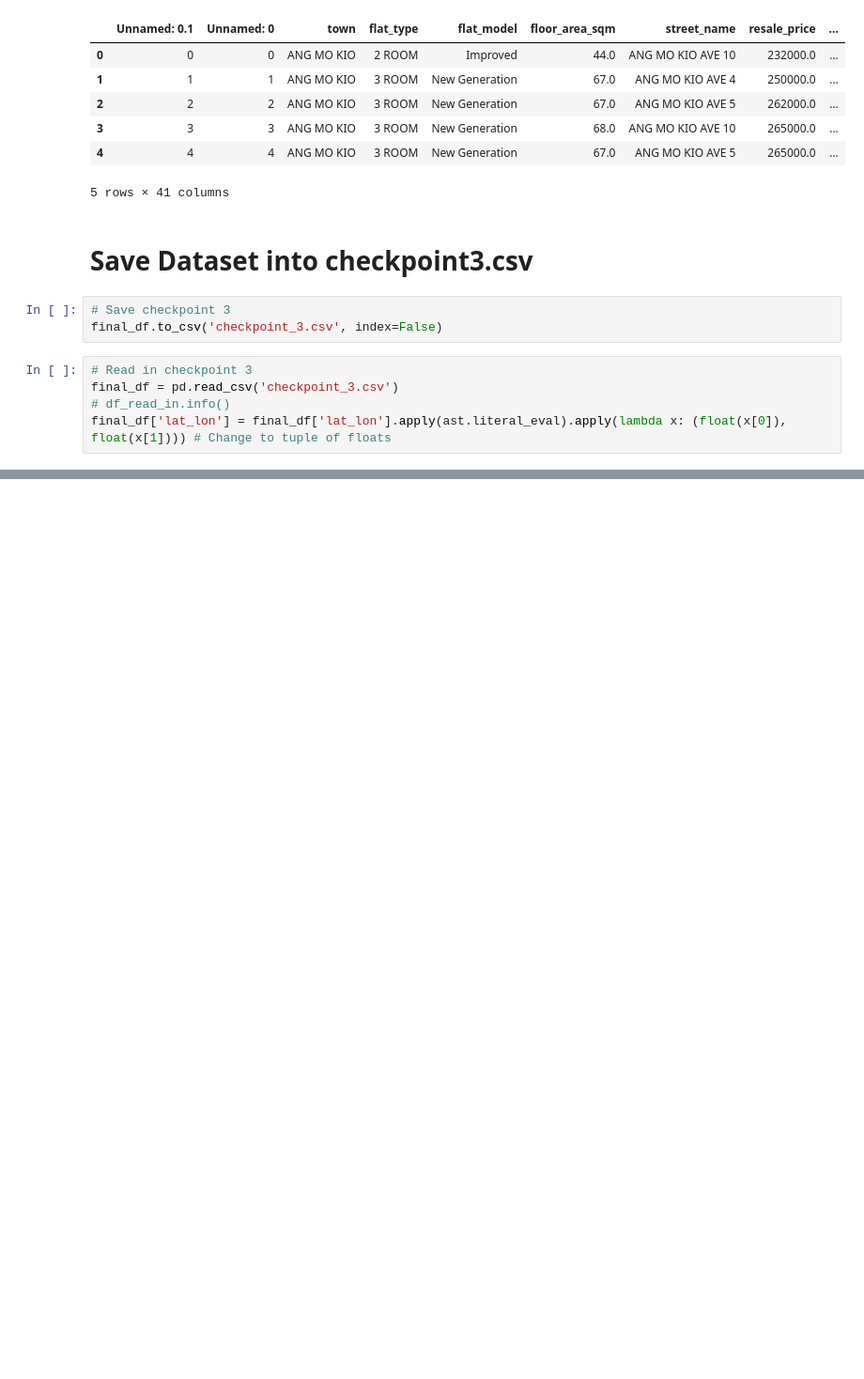
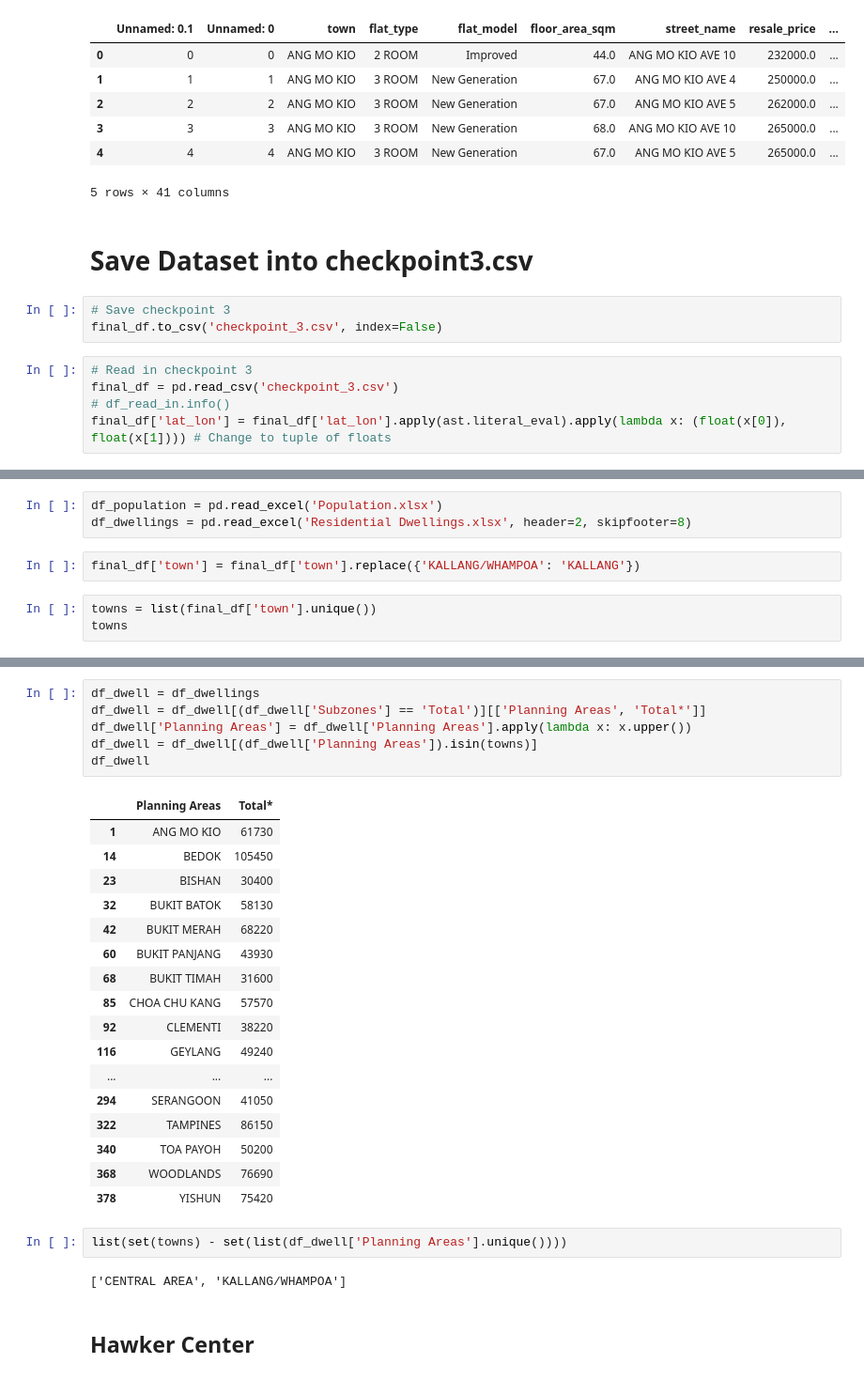
Before and after one commit to alvintanjl/HDB_Resale_Price_Regression, a Jupyter notebook: HDB Resale Price_Data Engineering.ipynb, the cells around one changed output, grey strips where cells are left out. Shown: that part at 94% size. Drawn from its saved outputs; the diff is of its cells as text; blank space fills up the shorter version.

```diff
--- a/HDB Resale Price_Data Engineering.ipynb
+++ b/HDB Resale Price_Data Engineering.ipynb
@@ -382,0 +405,8 @@ Index(['Unnamed: 0.2', 'Unnamed: 0.1', 'Unnamed: 0', 'town', 'flat_type',
+# %%
+df_population = pd.read_excel('Population.xlsx')
+df_dwellings = pd.read_excel('Residential Dwellings.xlsx', header=2, skipfooter=8)
+# %%
+final_df['town'] = final_df['town'].replace({'KALLANG/WHAMPOA': 'KALLANG'})
+# %%
+towns = list(final_df['town'].unique())
+towns
@@ -382,0 +447,30 @@ Index(['Unnamed: 0.2', 'Unnamed: 0.1', 'Unnamed: 0', 'town', 'flat_type',
+# %%
+df_dwell = df_dwellings
+df_dwell = df_dwell[(df_dwell['Subzones'] == 'Total')][['Planning Areas', 'Total*']]
+df_dwell['Planning Areas'] = df_dwell['Planning Areas'].apply(lambda x: x.upper())
+df_dwell = df_dwell[(df_dwell['Planning Areas']).isin(towns)]
+df_dwell
+# %% [output]
+|  | Planning Areas | Total* |
+| 1 | ANG MO KIO | 61730 |
+| 14 | BEDOK | 105450 |
+| 23 | BISHAN | 30400 |
+| 32 | BUKIT BATOK | 58130 |
+| 42 | BUKIT MERAH | 68220 |
+| 60 | BUKIT PANJANG | 43930 |
+| 68 | BUKIT TIMAH | 31600 |
+| 85 | CHOA CHU KANG | 57570 |
+| 92 | CLEMENTI | 38220 |
+| 116 | GEYLANG | 49240 |
+| ... | ... | ... |
+| 294 | SERANGOON | 41050 |
+| 322 | TAMPINES | 86150 |
+| 340 | TOA PAYOH | 50200 |
+| 368 | WOODLANDS | 76690 |
+| 378 | YISHUN | 75420 |
+# %%
+list(set(towns) - set(list(df_dwell['Planning Areas'].unique())))
+# %% [output]
+['CENTRAL AREA', 'KALLANG/WHAMPOA']
+# %% [markdown]
+## Hawker Center
```
Also changed, not shown: parts of 7 cells of this notebook, 3 other files.
